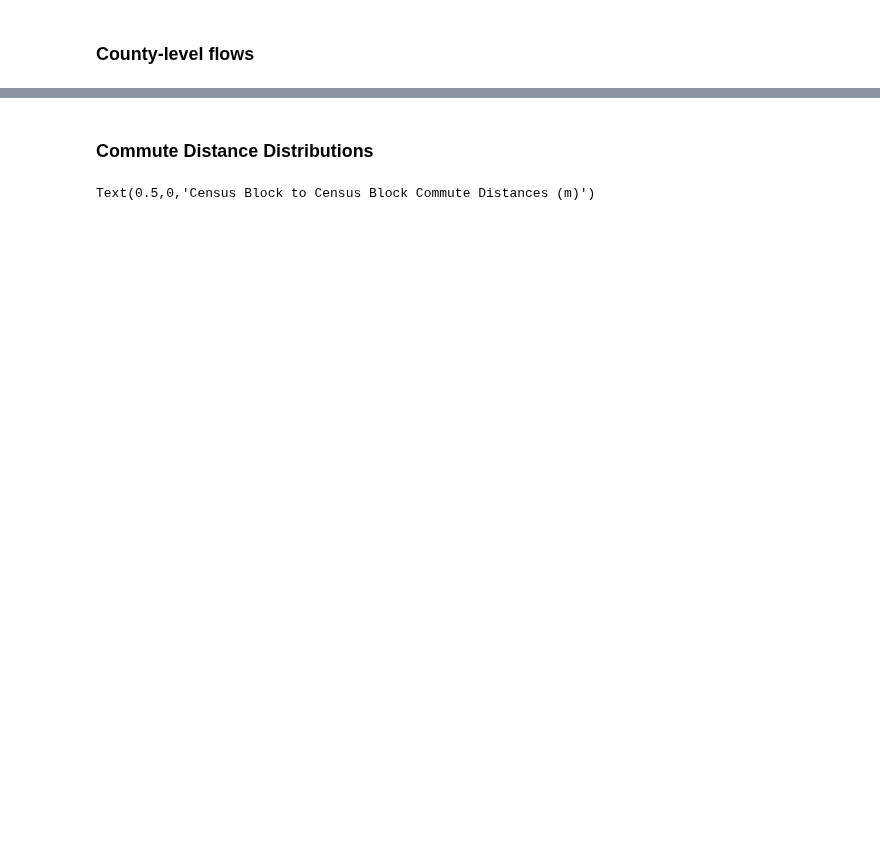
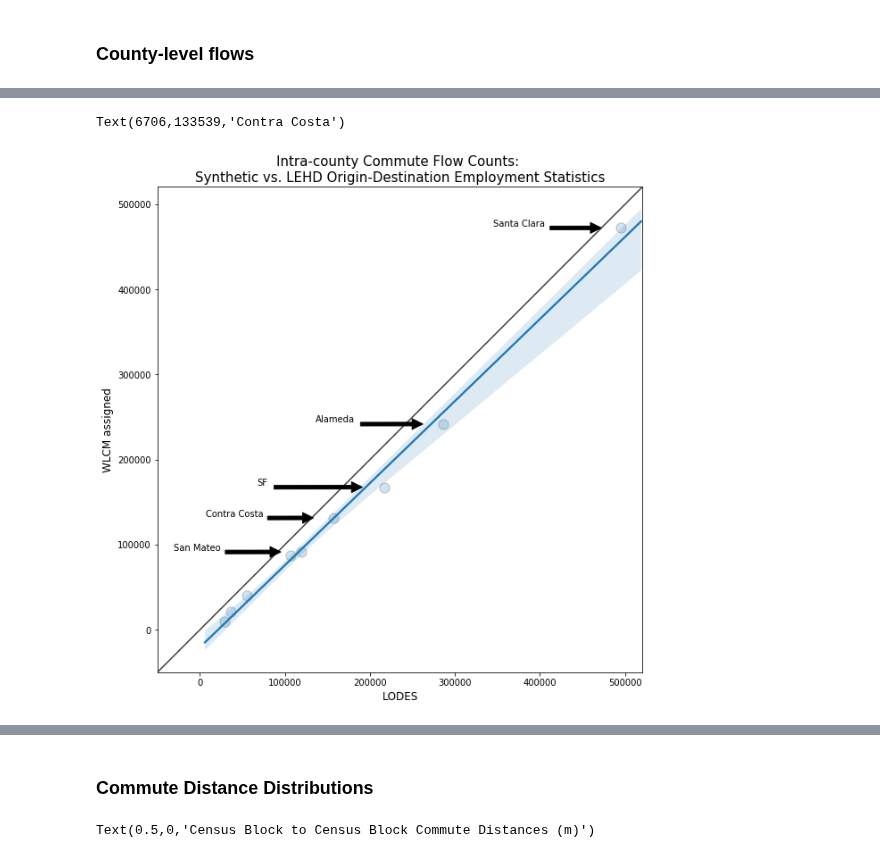
Before and after one commit to ual/ual_model_workspace, a Jupyter notebook: fall-2018-models/notebooks-max/WLCM_validation.ipynb, the cells around one changed output, grey strips where cells are left out. Drawn from its saved outputs; the diff is of its cells as text; code cells hidden in the pictures; blank space fills up the shorter version.

Commit message:
updated WLCM for contrained choice

```diff
--- a/fall-2018-models/notebooks-max/WLCM_validation.ipynb
+++ b/fall-2018-models/notebooks-max/WLCM_validation.ipynb
@@ -137,0 +178,67 @@ Text(0.5,0,'LODES')
+# %%
+fig, ax = plt.subplots(figsize=(10,10))
+plot_df = merged_county[merged_county['county_id_h'] == merged_county['county_id_w']]
+sns.regplot(
+    'count_lodes', 'count_synth', plot_df,
+    ax=ax, marker='.', fit_reg=True,
+    scatter_kws={"s": 500, "edgecolor": 'k', "alpha": 0.2})
+
+lims = [
+    np.min([ax.get_xlim(), ax.get_ylim()]),  # min of both axes
+    np.max([ax.get_xlim(), ax.get_ylim()]),  # max of both axes
+]
+
+# now plot both limits against eachother
+ax.plot(lims, lims, 'k-', alpha=0.75, zorder=0)
+ax.set_aspect('equal')
+ax.set_xlim(lims)
+ax.set_ylim(lims)
+ax.set_title('Intra-county Commute Flow Counts: \nSynthetic vs. LEHD Origin-Destination Employment Statistics', fontsize=15)
+ax.set_ylabel('WLCM assigned', fontsize=12)
+ax.set_xlabel('LODES', fontsize=12)
+
+## label specific points
+# Alameda to SF commute
+row = plot_df[(plot_df['county_id_h'] == '06001') & (plot_df['county_id_w'] == '06001')]
+ax.annotate(
+    'Alameda',
+    xy=(row['count_lodes'] - 20000,row['count_synth']),
+    xytext=(row['count_lodes'] - 150000, row['count_synth'] + 2000),
+    arrowprops=dict(facecolor='black', shrink=0.05)
+)
+
+row = plot_df[(plot_df['county_id_h'] == '06075') & (plot_df['county_id_w'] == '06075')]
+ax.annotate(
+    'SF',
+    xy=(row['count_lodes'] - 20000,row['count_synth']),
+    xytext=(row['count_lodes'] - 150000, row['count_synth'] + 2000),
+    arrowprops=dict(facecolor='black', shrink=0.05)
+)
+
+row = plot_df[(plot_df['county_id_h'] == '06081') & (plot_df['county_id_w'] == '06081')]
+ax.annotate(
+    'San Mateo',
+    xy=(row['count_lodes'] - 20000,row['count_synth']),
+    xytext=(row['count_lodes'] - 150000, row['count_synth'] + 2000),
+    arrowprops=dict(facecolor='black', shrink=0.05)
+)
+
+row = plot_df[(plot_df['county_id_h'] == '06085') & (plot_df['county_id_w'] == '06085')]
+ax.annotate(
+    'Santa Clara',
+    xy=(row['count_lodes'] - 20000,row['count_synth']),
+    xytext=(row['count_lodes'] - 150000, row['count_synth'] + 2000),
+    arrowprops=dict(facecolor='black', shrink=0.05)
+)
+
+
+row = plot_df[(plot_df['county_id_h'] == '06013') & (plot_df['county_id_w'] == '06013')]
+ax.annotate(
+    'Contra Costa',
+    xy=(row['count_lodes'] - 20000,row['count_synth']),
+    xytext=(row['count_lodes'] - 150000, row['count_synth'] + 2000),
+    arrowprops=dict(facecolor='black', shrink=0.05)
+)
+# %% [output]
+Text(6706,133539,'Contra Costa')
+[figure, added]
```
Also changed, not shown: parts of 22 cells of this notebook, 1 other file.
